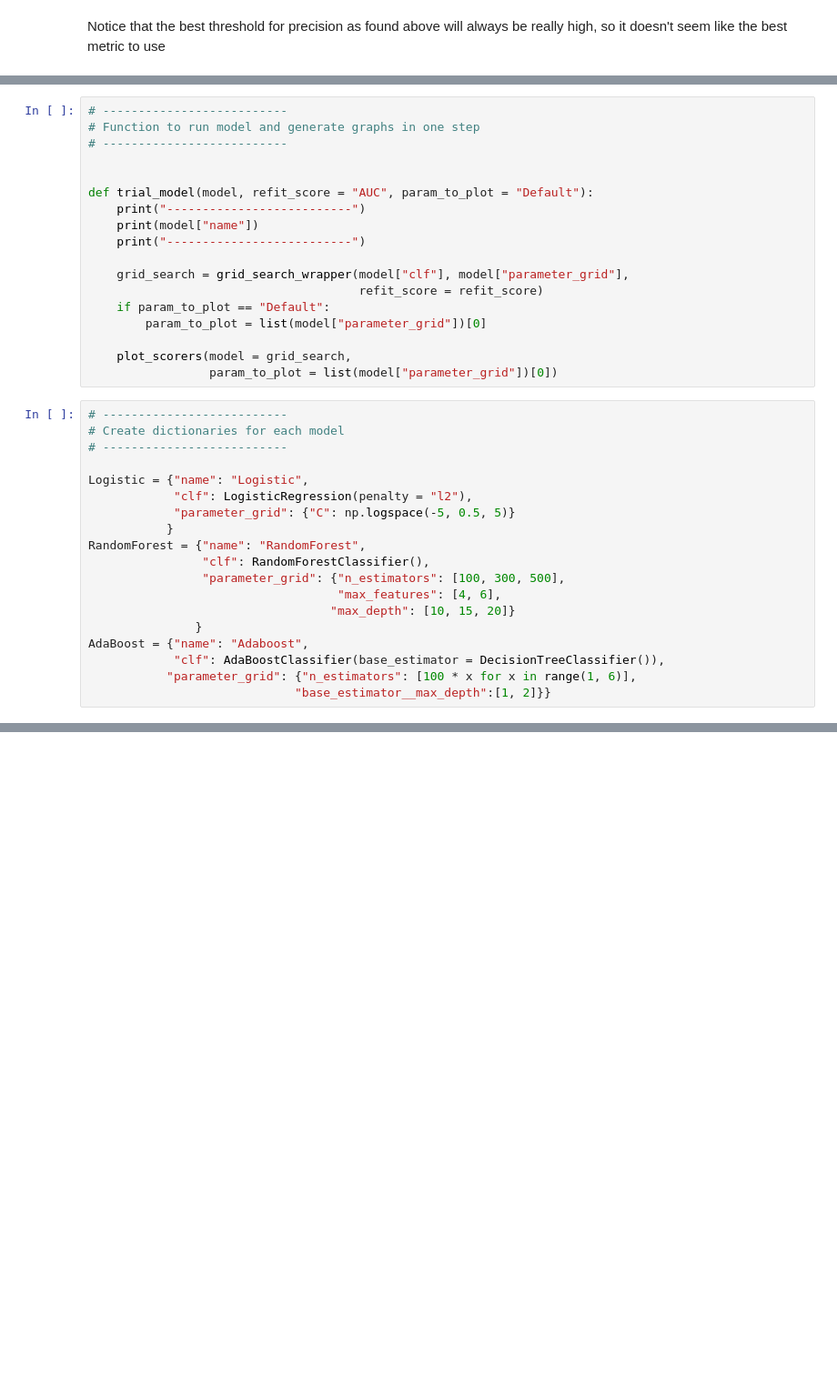
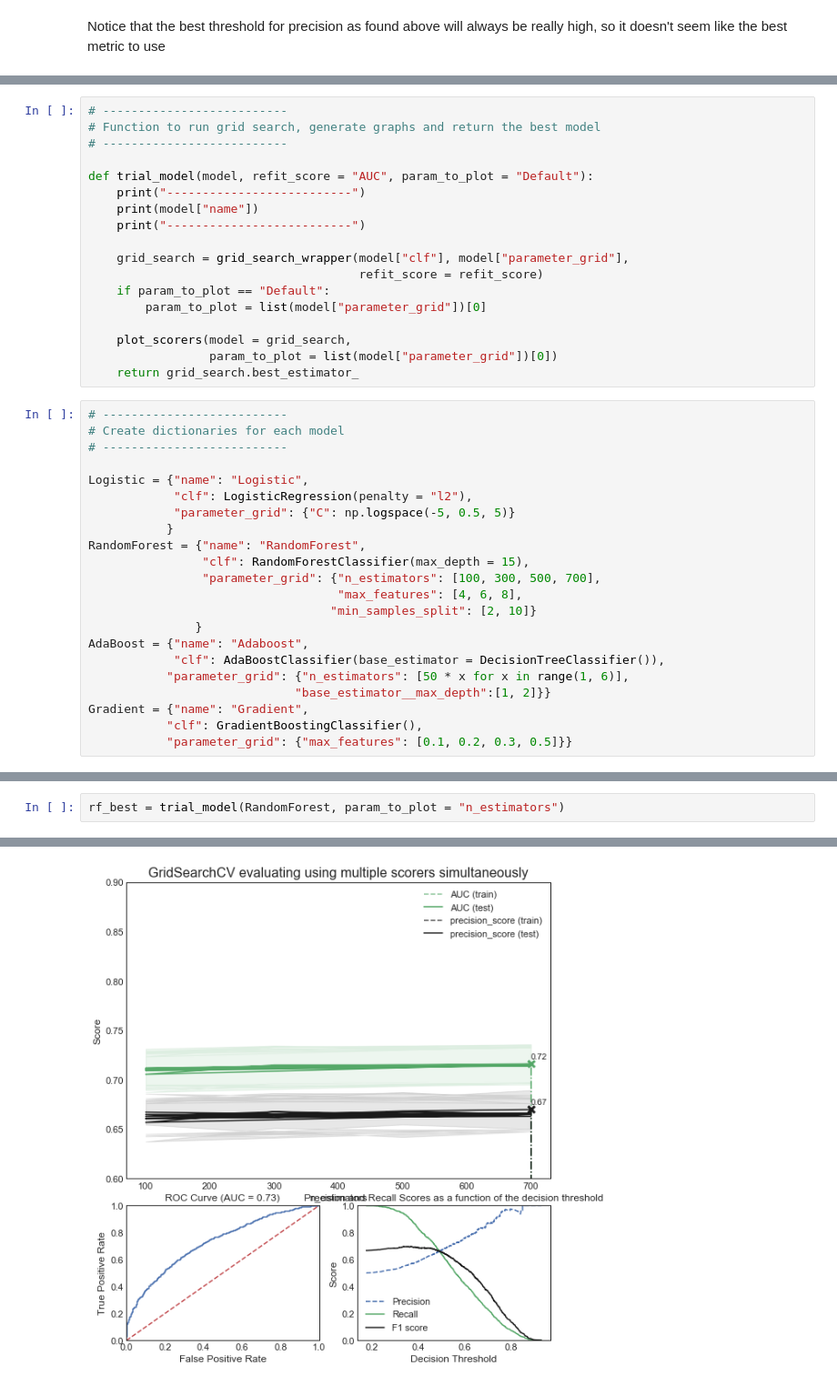
Before and after one commit to genagibson/cs109a_LendingClub, a Jupyter notebook: notebooks/others/Playing with models GG V3.ipynb, the cells around one changed output, grey strips where cells are left out. Shown at 91% size. Cells and saved outputs as stored; diff of their text form; blank space fills up the shorter version.

```diff
--- a/notebooks/others/Playing with models GG V3.ipynb
+++ b/notebooks/others/Playing with models GG V3.ipynb
@@ -653,8 +669,7 @@ This section develops a process to train and compare a lot of different classifi
 # %%
 # --------------------------
-# Function to run model and generate graphs in one step
+# Function to run grid search, generate graphs and return the best model
 # --------------------------
-
 
 def trial_model(model, refit_score = "AUC", param_to_plot = "Default"):
     print("--------------------------")
@@ -668,6 +683,7 @@ def trial_model(model, refit_score = "AUC", param_to_plot = "Default"):
 
     plot_scorers(model = grid_search,
                  param_to_plot = list(model["parameter_grid"])[0])
+    return grid_search.best_estimator_
 # %%
 # --------------------------
 # Create dictionaries for each model
@@ -678,12 +694,15 @@ Logistic = {"name": "Logistic",
             "parameter_grid": {"C": np.logspace(-5, 0.5, 5)}
            }
 RandomForest = {"name": "RandomForest",
-                "clf": RandomForestClassifier(),
-                "parameter_grid": {"n_estimators": [100, 300, 500],
-                                   "max_features": [4, 6],
-                                  "max_depth": [10, 15, 20]}
+                "clf": RandomForestClassifier(max_depth = 15),
+                "parameter_grid": {"n_estimators": [100, 300, 500, 700],
+                                   "max_features": [4, 6, 8],
+                                  "min_samples_split": [2, 10]}
                }
 AdaBoost = {"name": "Adaboost",
             "clf": AdaBoostClassifier(base_estimator = DecisionTreeClassifier()),
-           "parameter_grid": {"n_estimators": [100 * x for x in range(1, 6)],
+           "parameter_grid": {"n_estimators": [50 * x for x in range(1, 6)],
                              "base_estimator__max_depth":[1, 2]}}
+Gradient = {"name": "Gradient",
+           "clf": GradientBoostingClassifier(),
+           "parameter_grid": {"max_features": [0.1, 0.2, 0.3, 0.5]}}
@@ -755,0 +736,3 @@ avg / total       0.65      0.65      0.65      2000
+# %%
+rf_best = trial_model(RandomForest, param_to_plot = "n_estimators")
+# %% [output]
@@ -755,0 +758 @@ avg / total       0.65      0.65      0.65      2000
+[figure, added]
```
Also changed, not shown: parts of 39 cells of this notebook.
